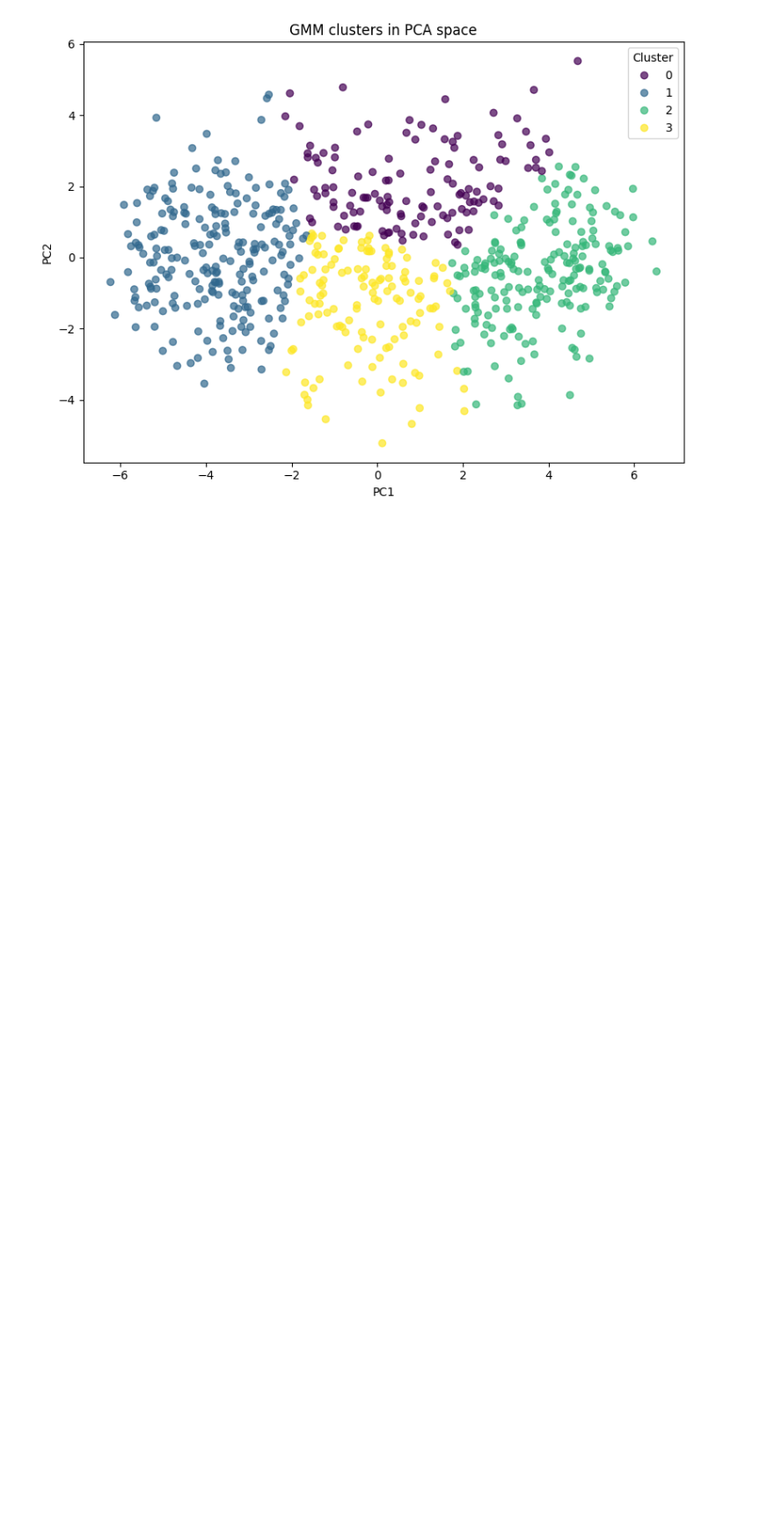
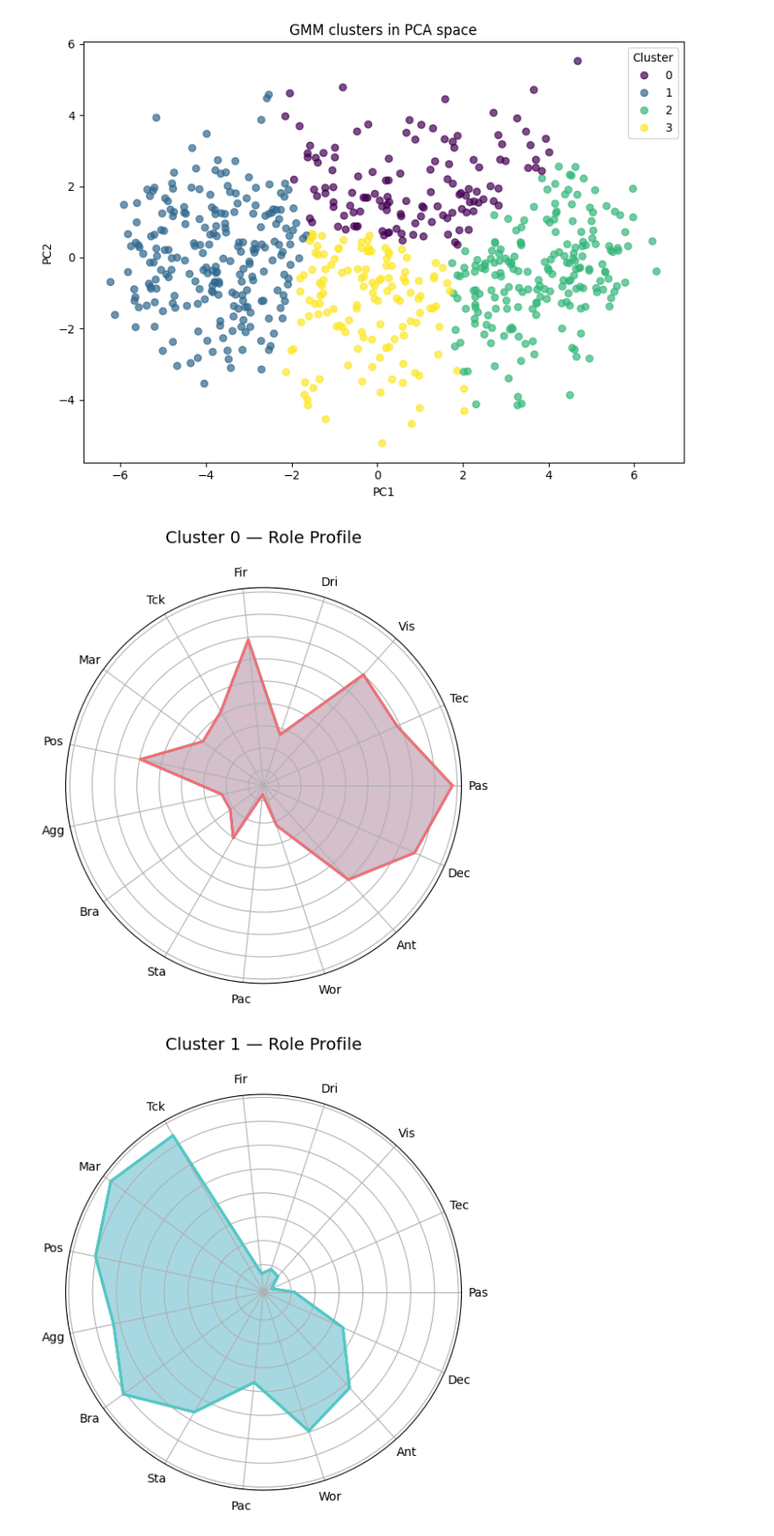
Before and after one commit to rounakk001/FootPlays-Football-Player-Role-Clustering-Tactical-Analysis, a Jupyter notebook: notebooks/pca-gmm/k4.ipynb, the cells around one changed output. Shown: that part at 88% size. Cells and saved outputs as stored; diff of their text form; code cells hidden in the pictures; blank space fills up the shorter version.

```diff
--- a/notebooks/pca-gmm/k4.ipynb
+++ b/notebooks/pca-gmm/k4.ipynb
@@ -177,0 +225,6 @@ plot_pca_scatter(X_pca, df_with_clusters.rename(columns={"role_cluster":"cluster
+# %%
+for c in cluster_means.index:
+    plot_radar(cluster_means, radar_attrs, c)
+# %% [output]
+[figure, added]
+[figure, added]
```
Also changed, not shown: parts of 3 cells of this notebook, 3 other files.
